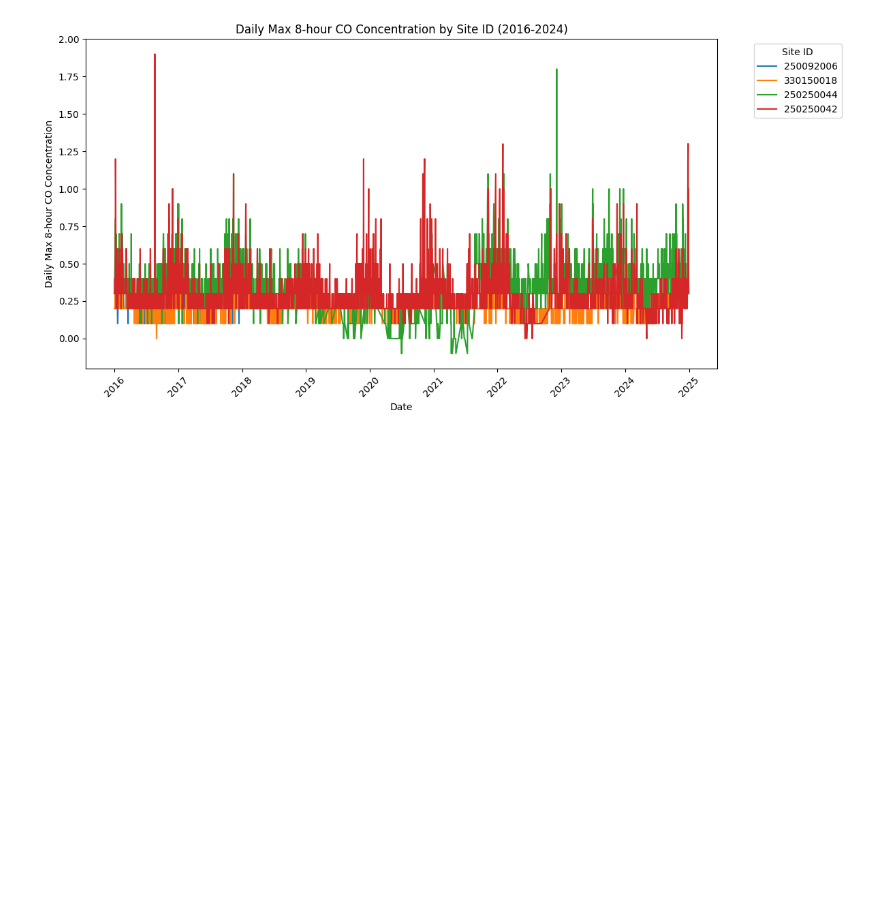
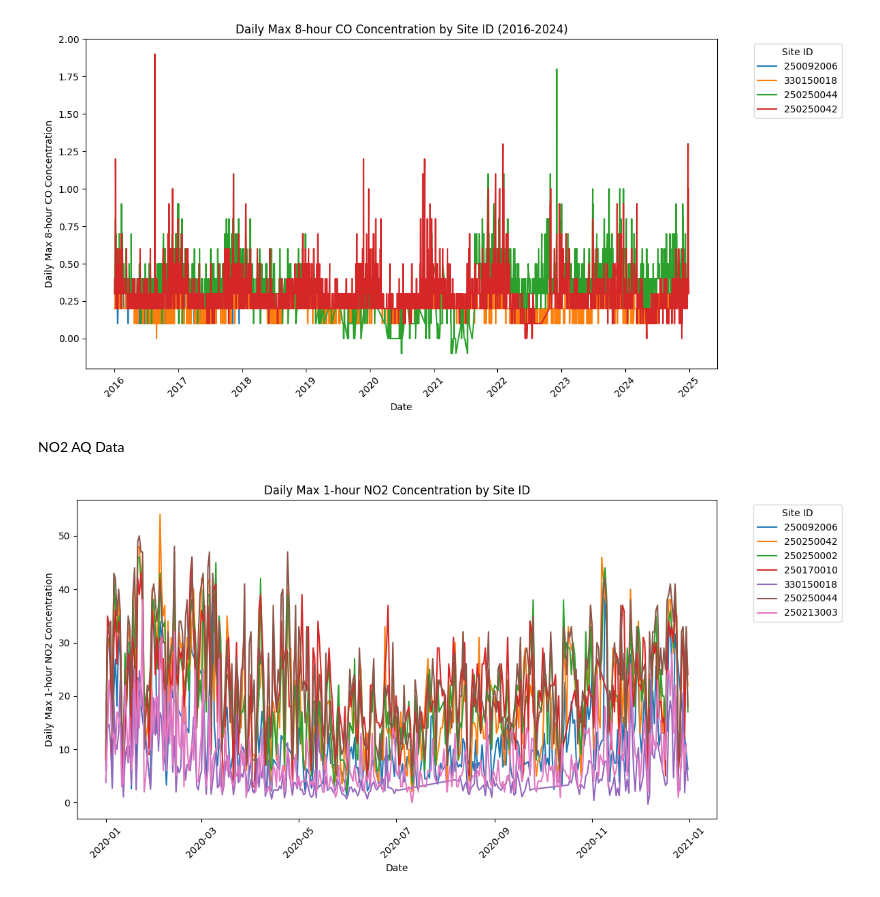
Before and after one commit to PatrickFeeney/CompGraphCompletion, a Jupyter notebook: visualizations.ipynb, the cells around one changed output. Drawn from its saved outputs; the diff is of its cells as text; code cells hidden in the pictures; blank space fills up the shorter version.

Commit message:
fixed CO 2021 and added NO2 data

```diff
--- a/visualizations.ipynb
+++ b/visualizations.ipynb
@@ -165,3 +165,5 @@ plt.tight_layout()
 plt.show()
 # %% [output]
 [figure]
+# %% [markdown]
+NO2 AQ Data
@@ -167,0 +206,43 @@ plt.show()
+# %%
+# NO2 aq data
+aq_no2_2016 = pd.read_csv(aq_no2_2016_file)
+aq_no2_2017 = pd.read_csv(aq_no2_2017_file)
+aq_no2_2018 = pd.read_csv(aq_no2_2018_file)
+aq_no2_2019 = pd.read_csv(aq_no2_2019_file)
+aq_no2_2020 = pd.read_csv(aq_no2_2020_file)
+aq_no2_2021 = pd.read_csv(aq_no2_2021_file)
+aq_no2_2022 = pd.read_csv(aq_no2_2022_file)
+aq_no2_2023 = pd.read_csv(aq_no2_2023_file)
+aq_no2_2024 = pd.read_csv(aq_no2_2024_file)
+# %%
+aq_no2_2020['Date'] = pd.to_datetime(aq_no2_2020['Date'])
+
+# Sort the dataframe by 'Date' to ensure the plot is in chronological order
+aq_no2_2020.sort_values('Date', inplace=True)
+
+# Create a color map based on 'Site ID'
+unique_sites = aq_no2_2020['Site ID'].unique()
+color_map = {site: f'C{i}' for i, site in enumerate(unique_sites)}
+
+# Plot the data
+plt.figure(figsize=(12, 6))
+
+for site, color in color_map.items():
+    site_data = aq_no2_2020[aq_no2_2020['Site ID'] == site]
+    plt.plot(site_data['Date'], site_data['Daily Max 1-hour NO2 Concentration'],
+             label=site, color=color)
+
+# Add labels and title
+plt.xlabel('Date')
+plt.ylabel('Daily Max 1-hour NO2 Concentration')
+plt.title('Daily Max 1-hour NO2 Concentration by Site ID')
+plt.legend(title='Site ID', bbox_to_anchor=(1.05, 1), loc='upper left')
+
+# Rotate x-axis labels for better readability
+plt.xticks(rotation=45)
+
+# Show the plot
+plt.tight_layout()
+plt.show()
+# %% [output]
+[figure, added]
```
Also changed, not shown: parts of 4 cells of this notebook, 1 other file.
